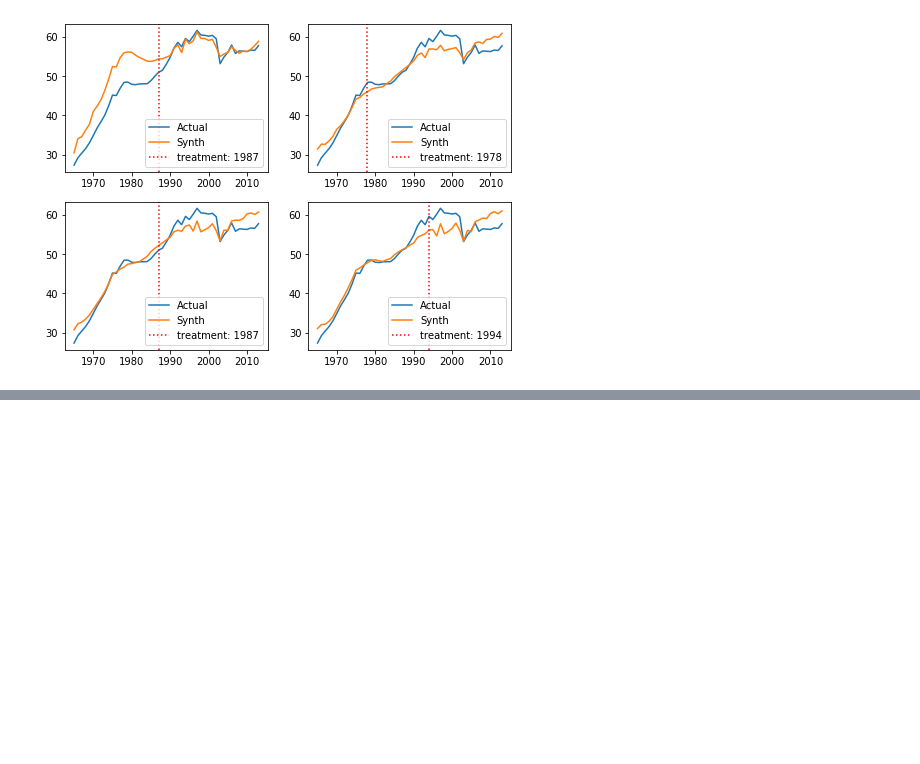
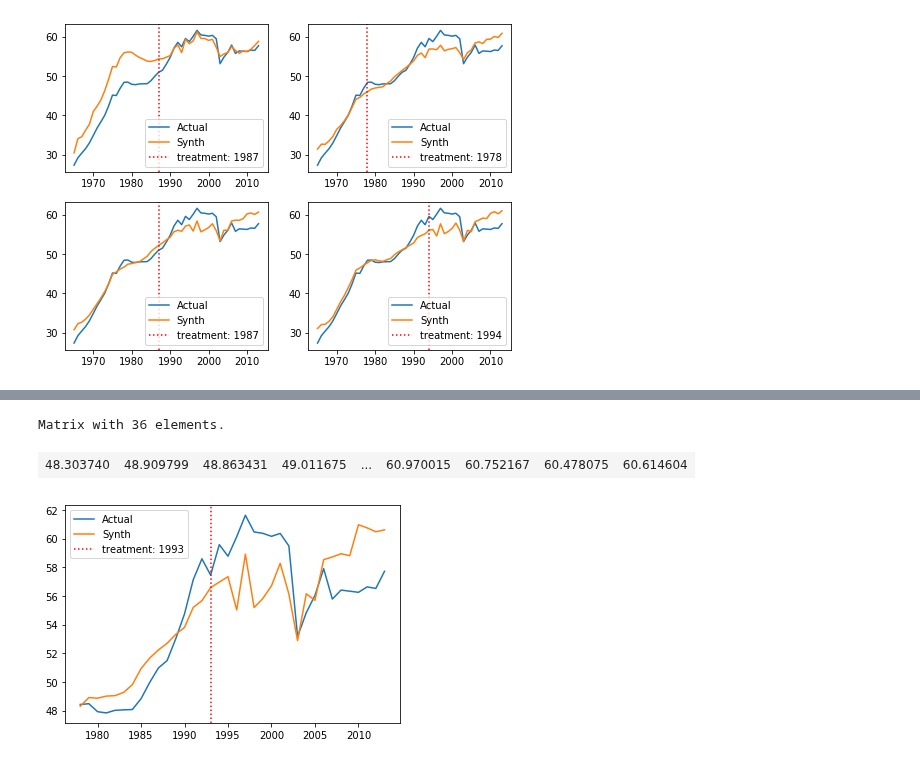
Before and after one commit to SongshGeo/Water-Governance-Regimes, a Jupyter notebook: schemes/合成控制法探索资源利用陷阱.ipynb, the cells around one changed output, grey strips where cells are left out. Drawn from its saved outputs; the diff is of its cells as text; code cells hidden in the pictures; blank space fills up the shorter version.

```diff
--- a/schemes/合成控制法探索资源利用陷阱.ipynb
+++ b/schemes/合成控制法探索资源利用陷阱.ipynb
@@ -204,0 +244,7 @@ result4 = run_synth_and_plot(major_predictors, 'Total water use', ax=ax4, treat_
+# %%
+periods = (1978, 2013)
+run_synth_and_plot(major_predictors, 'Total water use', treat_year=1993, periods=periods)
+# %% [output]
+Matrix with 36 elements.
+| 48.303740 | 48.909799 | 48.863431 | 49.011675 | ... | 60.970015 | 60.752167 | 60.478075 | 60.614604 |
+[figure, added]
```
Also changed, not shown: parts of 10 cells of this notebook, 3 other files.
